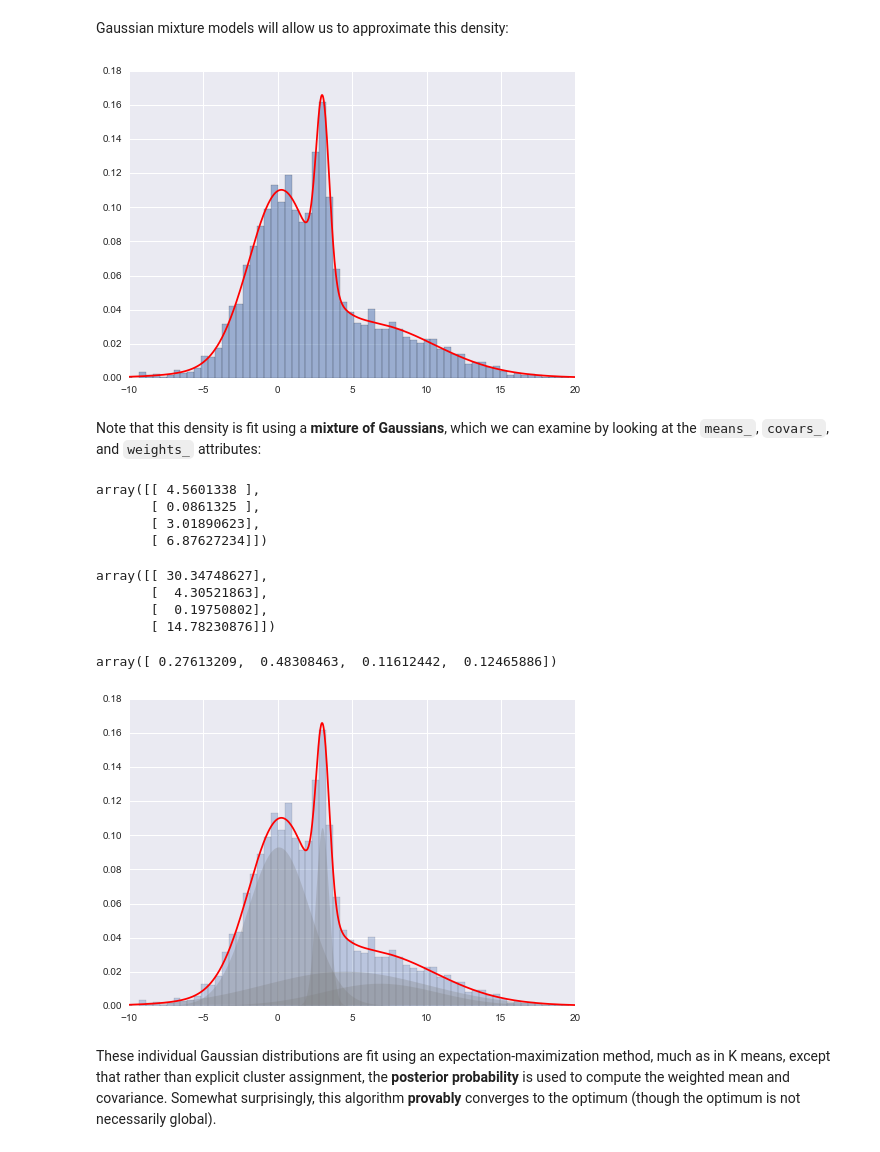
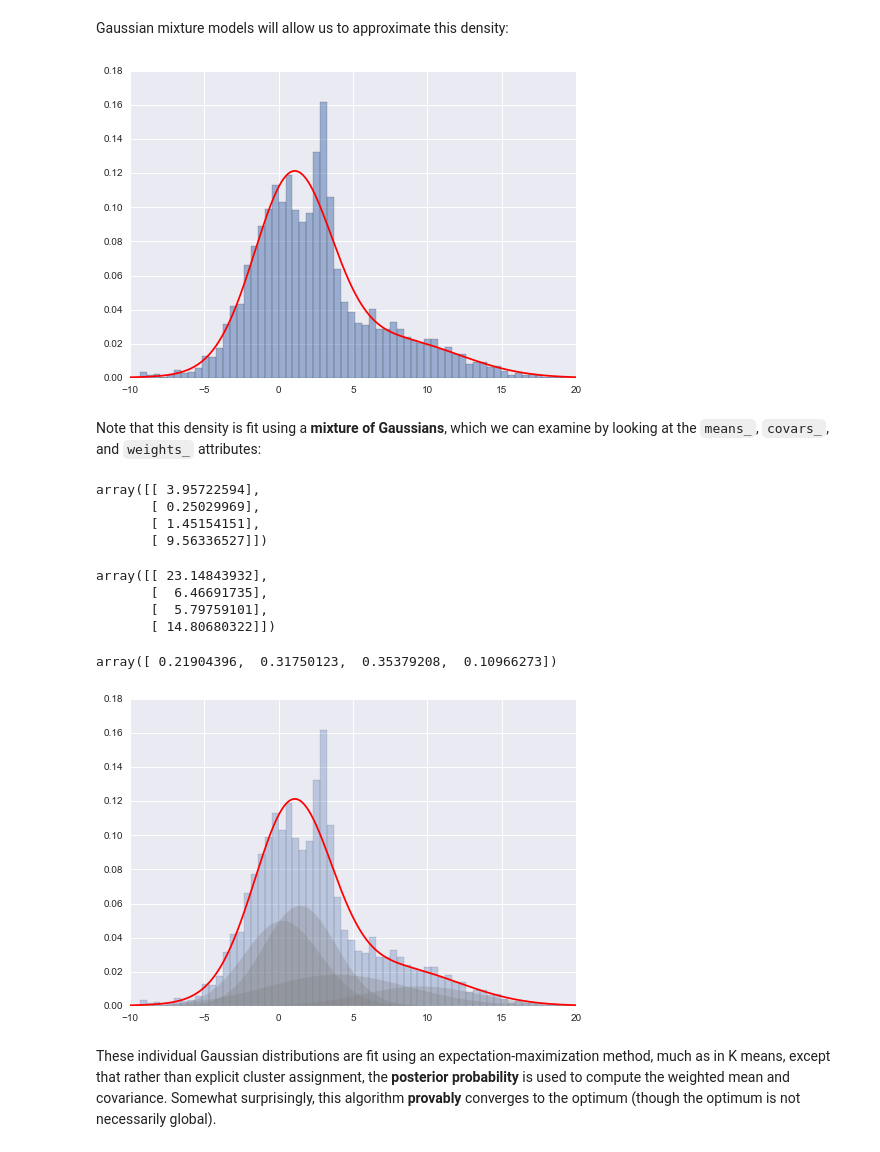
Before and after one commit to jakevdp/sklearn_tutorial, a Jupyter notebook: notebooks/04.3-Density-GMM.ipynb, the cells around one changed output. Drawn from its saved outputs; the diff is of its cells as text; code cells hidden in the pictures.

```diff
--- a/notebooks/04.3-Density-GMM.ipynb
+++ b/notebooks/04.3-Density-GMM.ipynb
@@ -35,35 +35,36 @@ plt.xlim(-10, 20);
 Gaussian mixture models will allow us to approximate this density:
 # %%
 from sklearn.mixture import GMM
-clf = GMM(4, n_iter=500, random_state=3).fit(x)
+X = x[:, np.newaxis]
+clf = GMM(4, n_iter=500, random_state=3).fit(X)
 xpdf = np.linspace(-10, 20, 1000)
-density = np.exp(clf.score(xpdf))
+density = np.exp(clf.score(xpdf[:, np.newaxis]))
 
 plt.hist(x, 80, normed=True, alpha=0.5)
 plt.plot(xpdf, density, '-r')
 plt.xlim(-10, 20);
 # %% [output]
-[figure, old version]
+[figure, new version]
 # %% [markdown]
 Note that this density is fit using a **mixture of Gaussians**, which we can examine by looking at the ``means_``, ``covars_``, and ``weights_`` attributes:
 # %%
 clf.means_
 # %% [output]
-array([[ 4.5601338 ],
-       [ 0.0861325 ],
-       [ 3.01890623],
-       [ 6.87627234]])
+array([[ 3.95722594],
+       [ 0.25029969],
+       [ 1.45154151],
+       [ 9.56336527]])
 # %%
 clf.covars_
 # %% [output]
-array([[ 30.34748627],
-       [  4.30521863],
-       [  0.19750802],
-       [ 14.78230876]])
+array([[ 23.14843932],
+       [  6.46691735],
+       [  5.79759101],
+       [ 14.80680322]])
 # %%
 clf.weights_
 # %% [output]
-array([ 0.27613209,  0.48308463,  0.11612442,  0.12465886])
+array([ 0.21904396,  0.31750123,  0.35379208,  0.10966273])
 # %%
 plt.hist(x, 80, normed=True, alpha=0.3)
 plt.plot(xpdf, density, '-r')
@@ -75,7 +76,7 @@ for i in range(clf.n_components):
              edgecolor='none', alpha=0.3)
 plt.xlim(-10, 20);
 # %% [output]
-[figure, old version]
+[figure, new version]
 # %% [markdown]
 These individual Gaussian distributions are fit using an expectation-maximization method, much as in K means, except that rather than explicit cluster assignment, the **posterior probability** is used to compute the weighted mean and covariance.
 Somewhat surprisingly, this algorithm **provably** converges to the optimum (though the optimum is not necessarily global).
```
Also changed, not shown: parts of 8 cells of this notebook, 8 other files.
